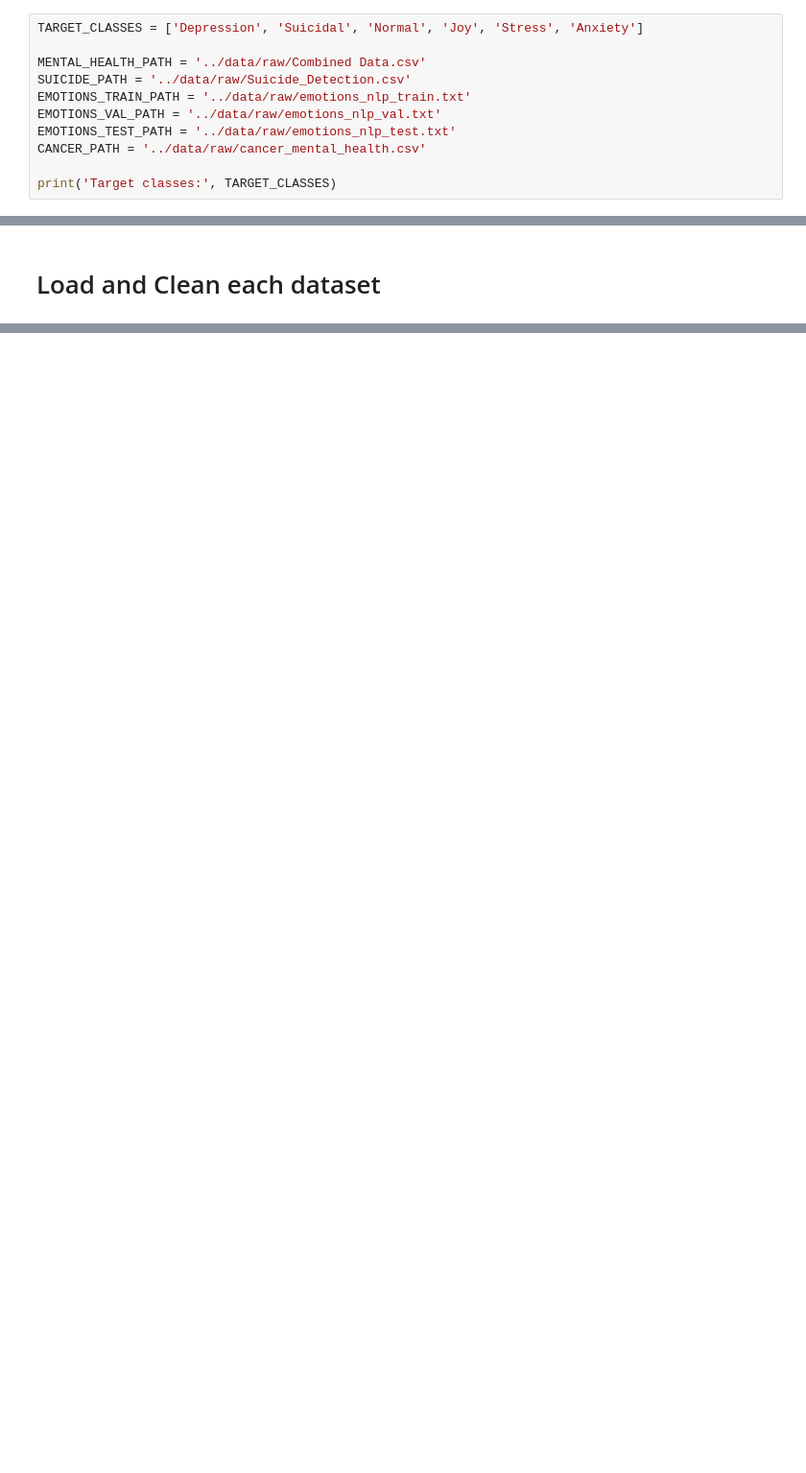
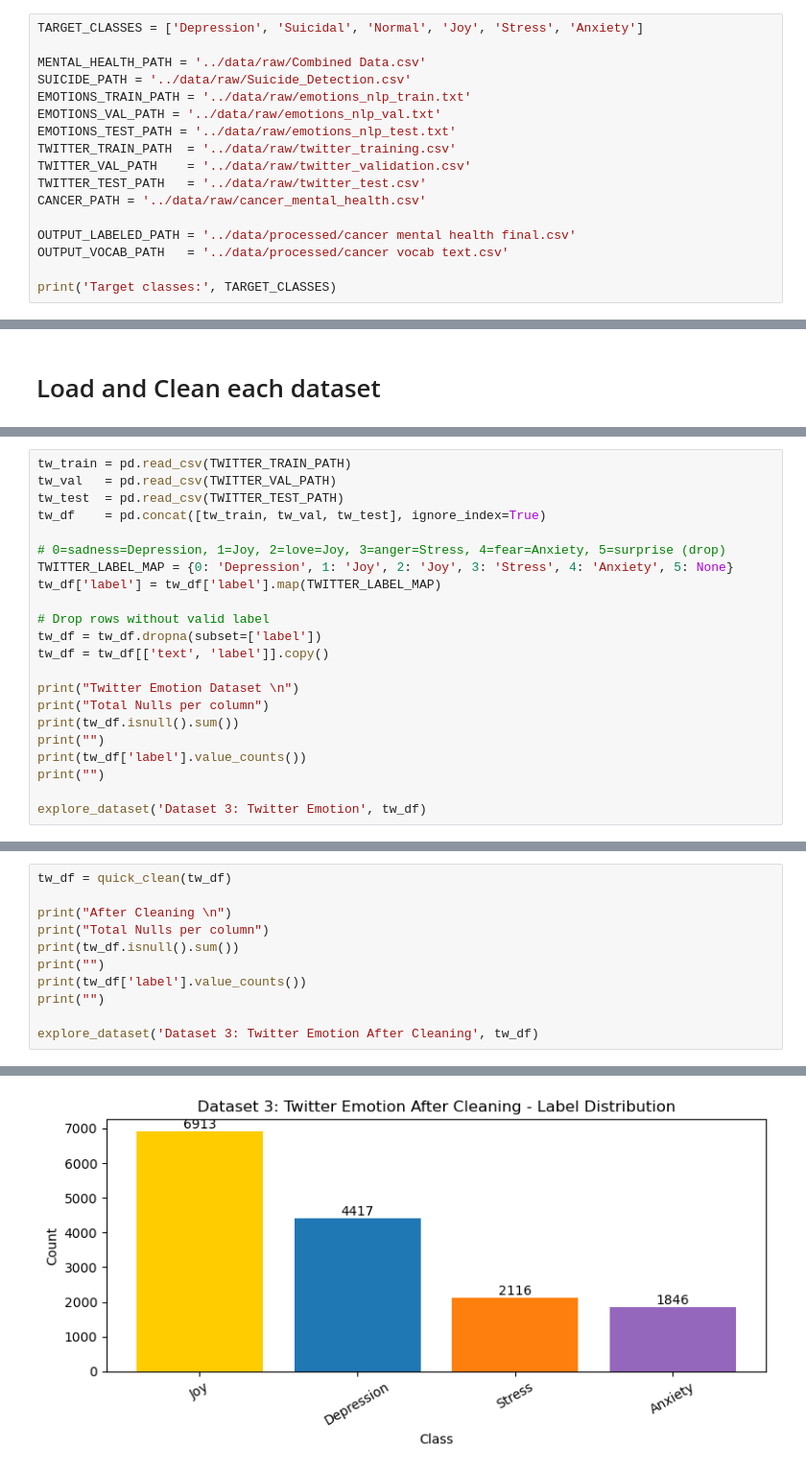
Before and after one commit to RividuPesara/ayu, a Jupyter notebook: notebooks/Sentiment Analysis.ipynb, the cells around one changed output, grey strips where cells are left out. Shown at 96% size. Drawn from its saved outputs; the diff is of its cells as text; blank space fills up the shorter version.

```diff
--- a/notebooks/Sentiment Analysis.ipynb
+++ b/notebooks/Sentiment Analysis.ipynb
@@ -12,8 +12,14 @@ SUICIDE_PATH = '../data/raw/Suicide_Detection.csv'
 EMOTIONS_TRAIN_PATH = '../data/raw/emotions_nlp_train.txt'
 EMOTIONS_VAL_PATH = '../data/raw/emotions_nlp_val.txt'
 EMOTIONS_TEST_PATH = '../data/raw/emotions_nlp_test.txt'
+TWITTER_TRAIN_PATH  = '../data/raw/twitter_training.csv'
+TWITTER_VAL_PATH    = '../data/raw/twitter_validation.csv'
+TWITTER_TEST_PATH   = '../data/raw/twitter_test.csv'
 CANCER_PATH = '../data/raw/cancer_mental_health.csv'
 
+OUTPUT_LABELED_PATH = '../data/processed/cancer mental health final.csv'
+OUTPUT_VOCAB_PATH   = '../data/processed/cancer vocab text.csv'
+
 print('Target classes:', TARGET_CLASSES)
 # %% [output]
 Target classes: ['Depression', 'Suicidal', 'Normal', 'Joy', 'Stress', 'Anxiety']
@@ -203,0 +194,22 @@ Sample text: I don't know what to do.For the past few years my life has been in
+# %%
+tw_train = pd.read_csv(TWITTER_TRAIN_PATH)
+tw_val   = pd.read_csv(TWITTER_VAL_PATH)
+tw_test  = pd.read_csv(TWITTER_TEST_PATH)
+tw_df    = pd.concat([tw_train, tw_val, tw_test], ignore_index=True)
+
+# 0=sadness=Depression, 1=Joy, 2=love=Joy, 3=anger=Stress, 4=fear=Anxiety, 5=surprise (drop)
+TWITTER_LABEL_MAP = {0: 'Depression', 1: 'Joy', 2: 'Joy', 3: 'Stress', 4: 'Anxiety', 5: None}
+tw_df['label'] = tw_df['label'].map(TWITTER_LABEL_MAP)
+
+# Drop rows without valid label
+tw_df = tw_df.dropna(subset=['label'])
+tw_df = tw_df[['text', 'label']].copy()
+
+print("Twitter Emotion Dataset \n")
+print("Total Nulls per column")
+print(tw_df.isnull().sum())
+print("")
+print(tw_df['label'].value_counts())
+print("")
+
+explore_dataset('Dataset 3: Twitter Emotion', tw_df)
@@ -203,0 +236,12 @@ Sample text: I don't know what to do.For the past few years my life has been in
+# %%
+tw_df = quick_clean(tw_df)
+
+print("After Cleaning \n")
+print("Total Nulls per column")
+print(tw_df.isnull().sum())
+print("")
+print(tw_df['label'].value_counts())
+print("")
+
+explore_dataset('Dataset 3: Twitter Emotion After Cleaning', tw_df)
+# %% [output]
@@ -203,0 +266 @@ Sample text: I don't know what to do.For the past few years my life has been in
+[figure, added]
```
Also changed, not shown: parts of 25 cells of this notebook.
